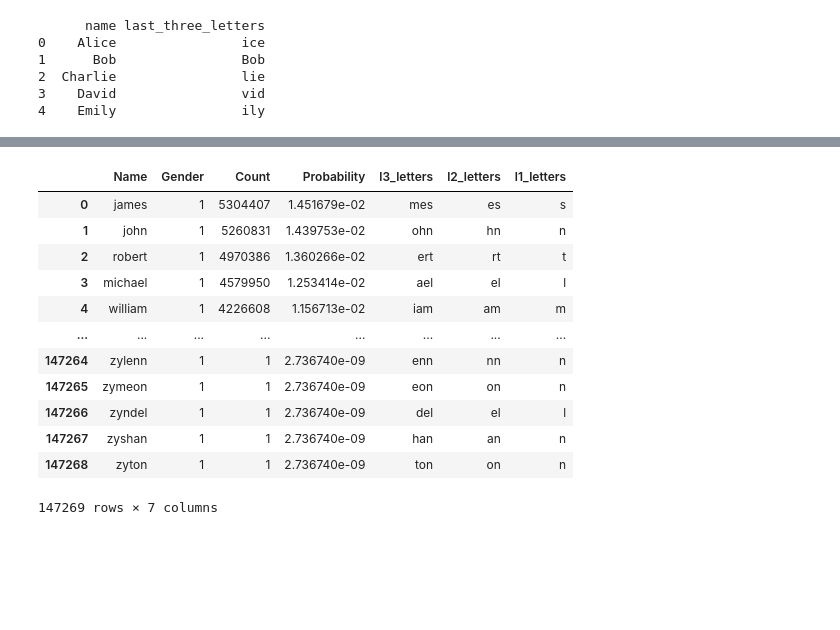
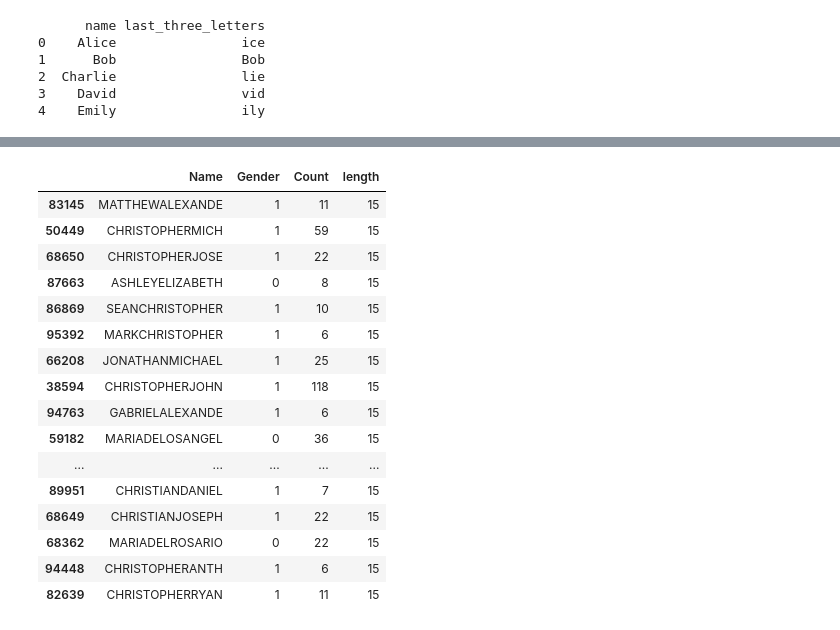
Before and after one commit to coldstrel/ML_project, a Jupyter notebook: ML_Project.ipynb, the cells around one changed output, grey strips where cells are left out. Cells and saved outputs as stored; diff of their text form; code cells hidden in the pictures; blank space fills up the shorter version.

```diff
--- a/ML_Project.ipynb
+++ b/ML_Project.ipynb
@@ -87,0 +118,4 @@ df_names
+# %%
+# Group by all columns and calculate size (count) for each group
+df_names.drop(df_names[df_names['Count'] <= 5].index, inplace = True)
+df_names.sort_values(by="length", ascending=True).head(10)
@@ -87,0 +134,4 @@ df_names
+# %%
+df_names = df_names[~df_names['Name'].str.contains('-')]
+df_names = df_names[~df_names['Name'].str.contains('@')]
+df_names
@@ -97,15 +161 @@ Probability    0
 dtype: int64
-# %%
-x = df_names["Count"]
-y = df_names["Probability"]
-plt.scatter(x, y)
-
-# Add labels and title (optional)
-plt.xlabel("Variable 1")
-plt.ylabel("Variable 2")
-plt.title("Scatter Plot of Variables")
-
-# Display the plot
-plt.show()
-
-## They are related
@@ -163,6 +180,6 @@ print(df)
 4    Emily                ily
 # %%
 ## names to lowercase to dont have problems with letters
-df_names['Name'] = df_names['Name'].apply(lambda x: x.lower() if isinstance(x, str) else x)
+df_names['Name'] = df_names['Name'].apply(lambda x: x.upper() if isinstance(x, str) else x)
 df_names.head(15)
 # %% [output]
@@ -185,19 +202,25 @@ df_names.head(15)
 # %%
-df_names['l3_letters'] = df_names['Name'].str[-3:]
-df_names['l2_letters'] = df_names['Name'].str[-2:]
-df_names['l1_letters'] = df_names['Name'].str[-1:]
-df_names
+# df_names['l3_letters'] = df_names['Name'].str[-3:]
+# df_names['l2_letters'] = df_names['Name'].str[-2:]
+# df_names['l1_letters'] = df_names['Name'].str[-1:]
+df_names.sort_values(by="length", ascending=False).head(20)
+
+## print(df_names.shape)
 # %% [output]
-|  | Name | Gender | Count | Probability | l3_letters | l2_letters | l1_letters |
-| 0 | james | 1 | 5304407 | 1.451679e-02 | mes | es | s |
-| 1 | john | 1 | 5260831 | 1.439753e-02 | ohn | hn | n |
-| 2 | robert | 1 | 4970386 | 1.360266e-02 | ert | rt | t |
-| 3 | michael | 1 | 4579950 | 1.253414e-02 | ael | el | l |
-| 4 | william | 1 | 4226608 | 1.156713e-02 | iam | am | m |
-| ... | ... | ... | ... | ... | ... | ... | ... |
-| 147264 | zylenn | 1 | 1 | 2.736740e-09 | enn | nn | n |
-| 147265 | zymeon | 1 | 1 | 2.736740e-09 | eon | on | n |
-| 147266 | zyndel | 1 | 1 | 2.736740e-09 | del | el | l |
-| 147267 | zyshan | 1 | 1 | 2.736740e-09 | han | an | n |
-| 147268 | zyton | 1 | 1 | 2.736740e-09 | ton | on | n |
+|  | Name | Gender | Count | length |
+| 83145 | MATTHEWALEXANDE | 1 | 11 | 15 |
+| 50449 | CHRISTOPHERMICH | 1 | 59 | 15 |
+| 68650 | CHRISTOPHERJOSE | 1 | 22 | 15 |
+| 87663 | ASHLEYELIZABETH | 0 | 8 | 15 |
+| 86869 | SEANCHRISTOPHER | 1 | 10 | 15 |
+| 95392 | MARKCHRISTOPHER | 1 | 6 | 15 |
+| 66208 | JONATHANMICHAEL | 1 | 25 | 15 |
+| 38594 | CHRISTOPHERJOHN | 1 | 118 | 15 |
+| 94763 | GABRIELALEXANDE | 1 | 6 | 15 |
+| 59182 | MARIADELOSANGEL | 0 | 36 | 15 |
+| ... | ... | ... | ... | ... |
+| 89951 | CHRISTIANDANIEL | 1 | 7 | 15 |
+| 68649 | CHRISTIANJOSEPH | 1 | 22 | 15 |
+| 68362 | MARIADELROSARIO | 0 | 22 | 15 |
+| 94448 | CHRISTOPHERANTH | 1 | 6 | 15 |
+| 82639 | CHRISTOPHERRYAN | 1 | 11 | 15 |
-147269 rows × 7 columns
```
Also changed, not shown: parts of 22 cells of this notebook.
